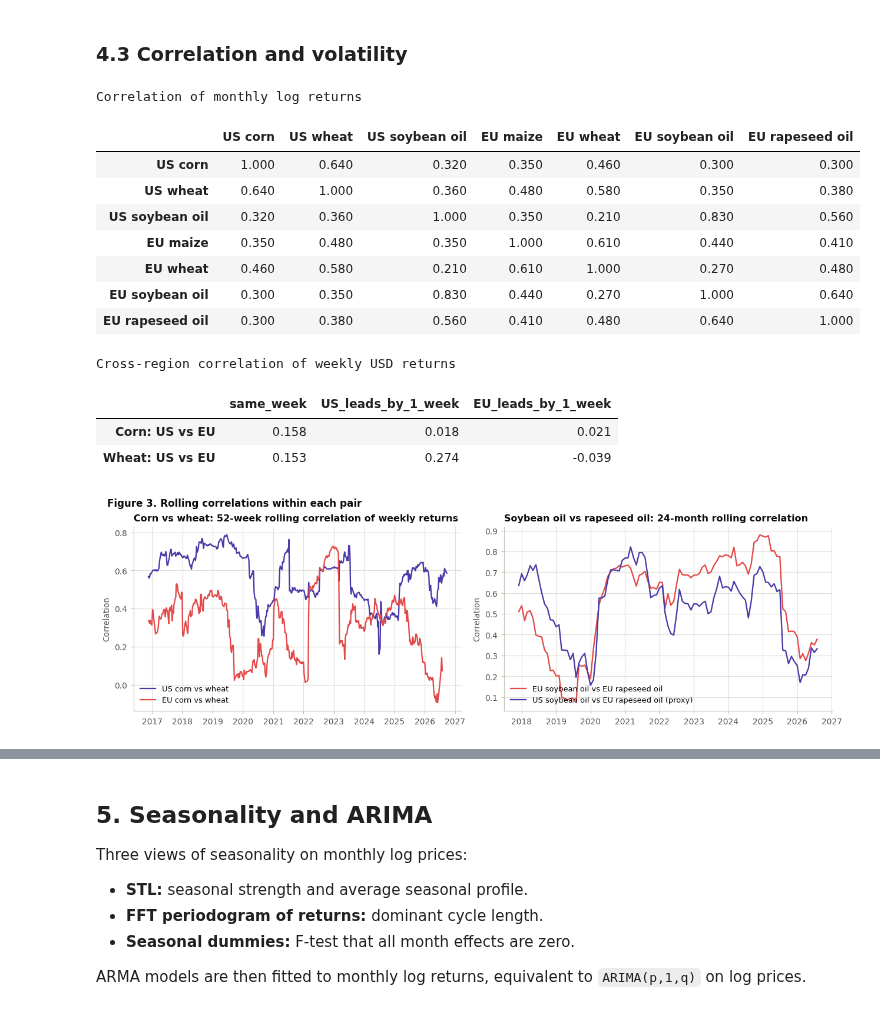
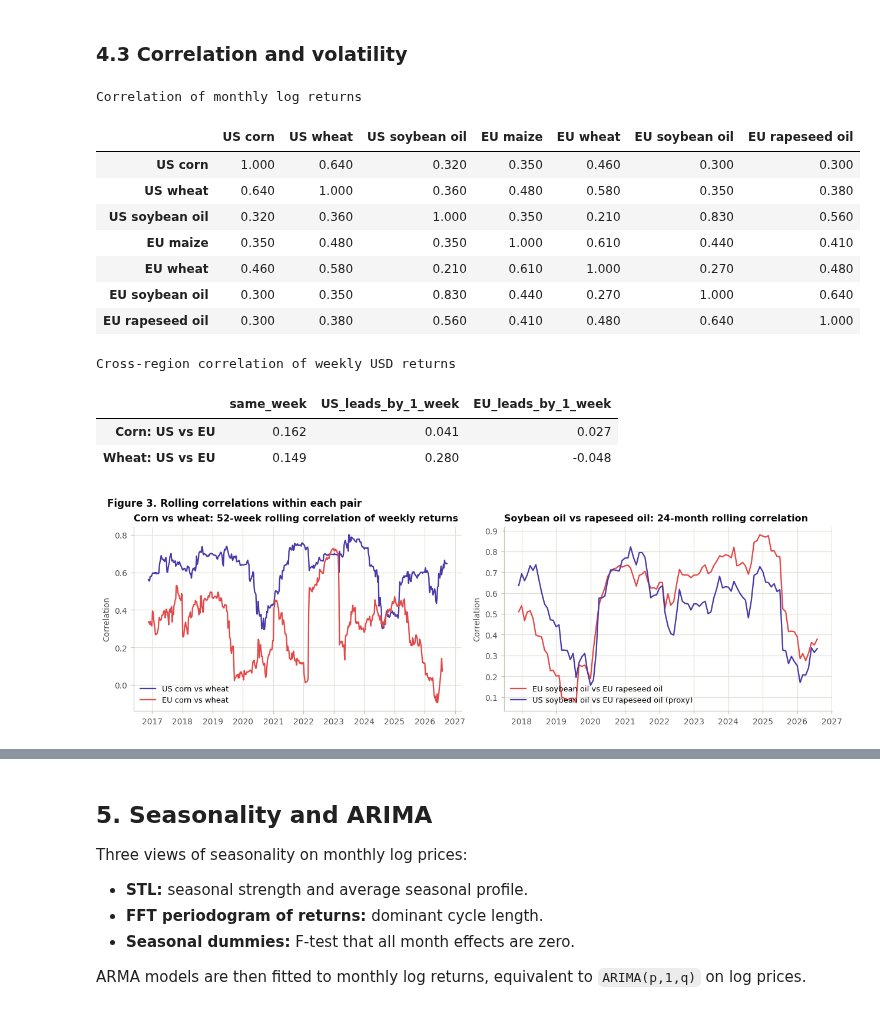
Before and after one commit to chaupmbn/mscfe-capstone-weather-agri, a Jupyter notebook: weather_agri_commodities.ipynb, the cells around one changed output, grey strips where cells are left out. Saved outputs shown, nothing was run; the diff lists cells and outputs as text; code cells hidden in the pictures.

```diff
--- a/weather_agri_commodities.ipynb
+++ b/weather_agri_commodities.ipynb
@@ -142,7 +145,8 @@ TO_USD_T = pd.Series({"corn_us": 0.393683,     # US cents per bushel (56 lb) ->
 
 def fetch_yahoo():
     tickers = {**US_TICKERS, **FX_TICKER}
-    close = yf.download(list(tickers.values()), start=START, auto_adjust=False, progress=False)["Close"]
+    close = yf.download(list(tickers.values()), start=START, end=TODAY + pd.Timedelta(days=1),
+                        auto_adjust=False, progress=False)["Close"]
     close = close.rename(columns={v: k for k, v in tickers.items()})[list(tickers)]
     if close.index.tz is not None:
         close.index = close.index.tz_localize(None)
@@ -240,7 +244,7 @@ def fetch_world_bank():
     return out
 
 
-wb_monthly = cached("world_bank_monthly", fetch_world_bank).astype(float)
+wb_monthly = cached("world_bank_monthly", fetch_world_bank).astype(float).loc[:LAST_FULL_MONTH]
 print(f"World Bank: {wb_monthly.index.min():%Y-%m} to {wb_monthly.index.max():%Y-%m}")
 wb_monthly.tail(3)
 # %% [output]
@@ -404,22 +408,50 @@ quality
 # 1) US daily futures: drop non-positive quotes, carry forward isolated one-day gaps
 us_clean = us_daily.where(us_daily > 0).ffill(limit=1)
 
-# 2) Largest one-day moves, to check against contract roll dates
+# 2) Contract rolls: the front-month series switches contract on the first trading day after expiry
+#    (CBOT grains and soybean oil expire on the business day before the 15th of the contract month)
+CONTRACT_MONTHS = {"corn_us": [3, 5, 7, 9, 12], "wheat_us": [3, 5, 7, 9, 12], "soyoil_us": [1, 3, 5, 7, 8, 9, 10, 12]}
+
+
+def roll_days(index, months):
+    expiries = pd.DatetimeIndex([pd.Timestamp(y, m, 15) - pd.offsets.BDay(1)
+                                 for y in range(index[0].year, index[-1].year + 1) for m in months])
+    pos = index.searchsorted(expiries, side="right")          # first trading day after each expiry
+    return index[np.unique(pos[(pos > 0) & (pos < len(index))])]
+
+
 us_ret = np.log(us_clean).diff()
+is_roll = pd.DataFrame({c: us_ret.index.isin(roll_days(us_ret.index, CONTRACT_MONTHS[c])) for c in us_ret},
+                       index=us_ret.index)
+us_ret_adj = us_ret.mask(is_roll)                                    # returns with roll days removed
+us_adj = np.exp(us_ret_adj.fillna(0).cumsum()) * us_clean.iloc[0]    # roll-free price index, used for returns only
+
+# 3) Largest one-day moves, and how much of the tails the roll days explain
 largest_moves = (us_ret.abs().stack().rename_axis(["date", "series"]).sort_values(ascending=False)
                  .head(8).rename("abs_log_return").reset_index())
+largest_moves["roll_day"] = [is_roll.loc[d, s] for d, s in zip(largest_moves["date"], largest_moves["series"])]
 largest_moves["series"] = largest_moves["series"].map(LABELS)
 display(largest_moves)
+roll_effect = pd.DataFrame({
+    "roll_days": is_roll.sum(),
+    "mean_abs_return_%_roll_days": 100 * us_ret.where(is_roll).abs().mean(),
+    "mean_abs_return_%_other_days": 100 * us_ret_adj.abs().mean(),
+    "excess_kurtosis_all_days": us_ret.kurt(),
+    "excess_kurtosis_without_rolls": us_ret_adj.kurt(),
+}).rename(index=LABELS)
+display(roll_effect)
 
-# 3) EU weekly prices: regular Friday grid, fill gaps of at most two weeks
+# 4) EU weekly prices: regular Friday grid, fill gaps of at most two weeks
 eu_clean = eu_weekly.resample("W-FRI").last().ffill(limit=2)
 
-# 4) Common frequencies (weeks are labelled by their Friday; drop the current, incomplete week)
+# 5) Common frequencies (weeks are labelled by their Friday; drop the current, incomplete week)
 us_weekly = us_clean.resample("W-FRI").last().loc[:TODAY]
 weekly = pd.concat([us_weekly, eu_clean, eurusd.resample("W-FRI").last()], axis=1).loc[eu_clean.index.min():TODAY]
+weekly_adj = weekly.assign(**us_adj.resample("W-FRI").last())       # same grid, US prices free of roll gaps
 monthly = (pd.concat([us_clean.resample("ME").mean(), eu_clean.resample("ME").mean(), wb_monthly], axis=1)
            .loc[START:LAST_FULL_MONTH])
 common_weekly = weekly[GRAINS].dropna()     # weeks where both regions have prices
+common_weekly_adj = weekly_adj[GRAINS].dropna()
 print(f"weekly: {weekly.shape} | common US-EU weekly window: {common_weekly.index.min():%Y-%m-%d} "
       f"to {common_weekly.index.max():%Y-%m-%d} | monthly: {monthly.shape}")
 # %% [output]
@@ -532,7 +569,7 @@ print("Correlation of monthly log returns")
 display(r_monthly.rename(columns=LABELS).corr().round(2))
 
 # Cross-region integration: weekly returns in USD (EU prices converted with EUR/USD)
-usd = weekly[GRAINS + ["eurusd"]].dropna().copy()
+usd = weekly_adj[GRAINS + ["eurusd"]].dropna().copy()
 usd[["corn_eu", "wheat_eu"]] = usd[["corn_eu", "wheat_eu"]].mul(usd["eurusd"], axis=0)
 r_usd = np.log(usd[GRAINS]).diff().dropna()
 cross = pd.DataFrame({
@@ -555,30 +592,30 @@ Correlation of monthly log returns
 | EU rapeseed oil | 0.300 | 0.380 | 0.560 | 0.410 | 0.480 | 0.640 | 1.000 |
 Cross-region correlation of weekly USD returns
 |  | same_week | US_leads_by_1_week | EU_leads_by_1_week |
-| Corn: US vs EU | 0.158 | 0.018 | 0.021 |
-| Wheat: US vs EU | 0.153 | 0.274 | -0.039 |
+| Corn: US vs EU | 0.162 | 0.041 | 0.027 |
+| Wheat: US vs EU | 0.149 | 0.280 | -0.048 |
 # %%
-r_weekly = np.log(weekly[GRAINS]).diff()
+r_weekly = np.log(weekly_adj[GRAINS]).diff()    # US weekly returns without roll gaps
 fig, axes = plt.subplots(1, 2, figsize=(11.5, 3.6), constrained_layout=True)
 
 ax = axes[0]
 for region, (c, w) in {"US": ("corn_us", "wheat_us"), "EU": ("corn_eu", "wheat_eu")}.items():
     ax.plot(r_weekly[c].rolling(52).corr(r_weekly[w]), color=REGION[region], label=f"{region} corn vs wheat")
 ax.set_title("Corn vs wheat: 52-week rolling correlation of weekly returns", loc="left")
 ax.set_ylabel("Correlation")
 ax.legend(loc="lower left")
 
 ax = axes[1]
 for label, (a, b, color) in {"EU soybean oil vs EU rapeseed oil": ("soyoil_eu", "rapeoil_eu", REGION["EU"]),
                              "US soybean oil vs EU rapeseed oil (proxy)": ("soyoil_us", "rapeoil_eu", REGION["US"])}.items():
     ax.plot(r_monthly[a].rolling(24).corr(r_monthly[b]), color=color, label=label)
 ax.set_title("Soybean oil vs rapeseed oil: 24-month rolling correlation", loc="left")
 ax.set_ylabel("Correlation")
 ax.legend(loc="lower left")
 fig_title(fig, "Figure 3. Rolling correlations within each pair")
 plt.show()
 # %% [output]
-[figure, old version]
+[figure, new version]
 # %%
 fig, axes = plt.subplots(1, 2, figsize=(11.5, 3.4), constrained_layout=True, sharey=True)
 for ax, crop in zip(axes, ["corn", "wheat"]):
```
Also changed, not shown: parts of 27 cells of this notebook, 1 other file.
